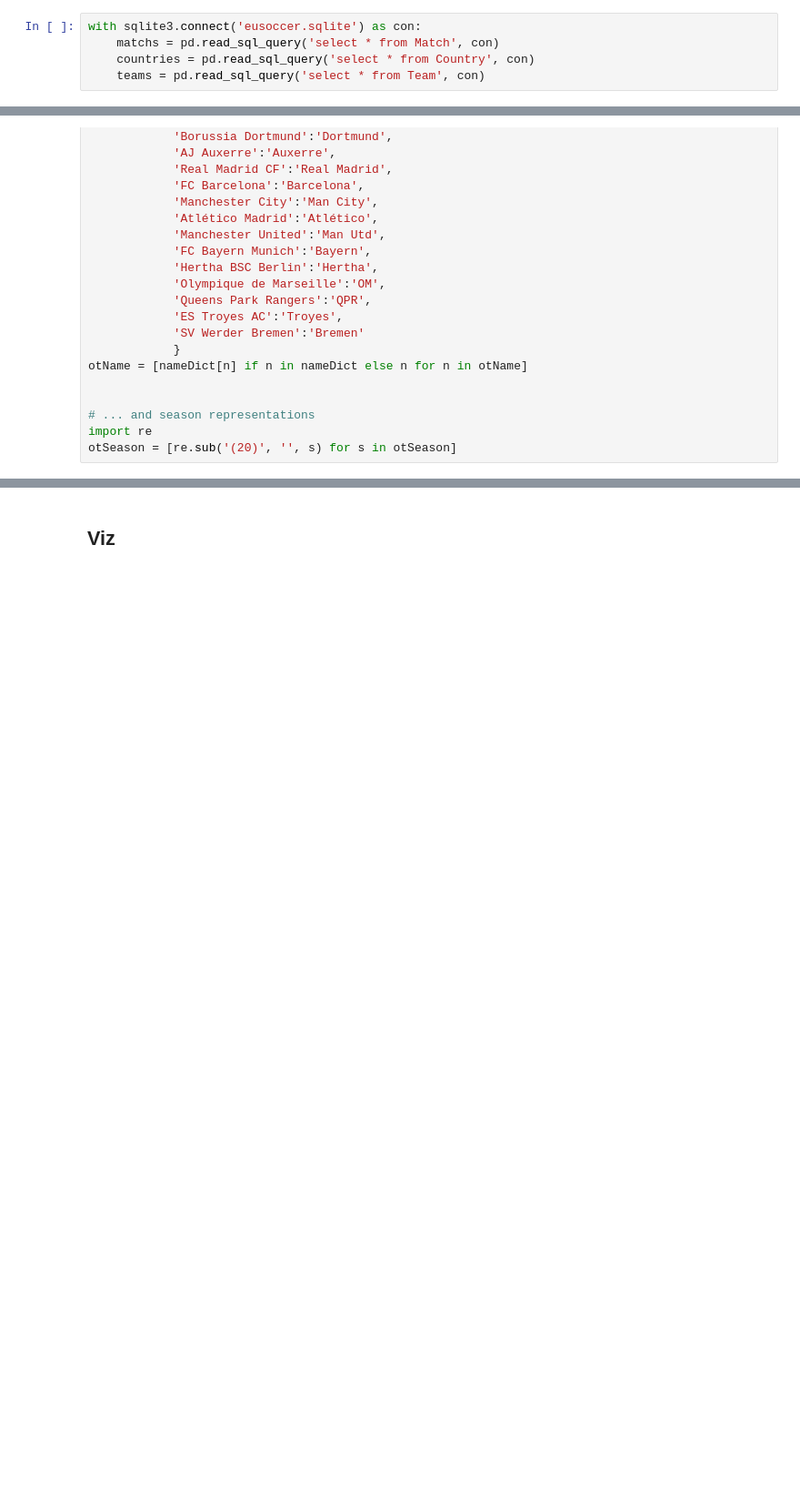
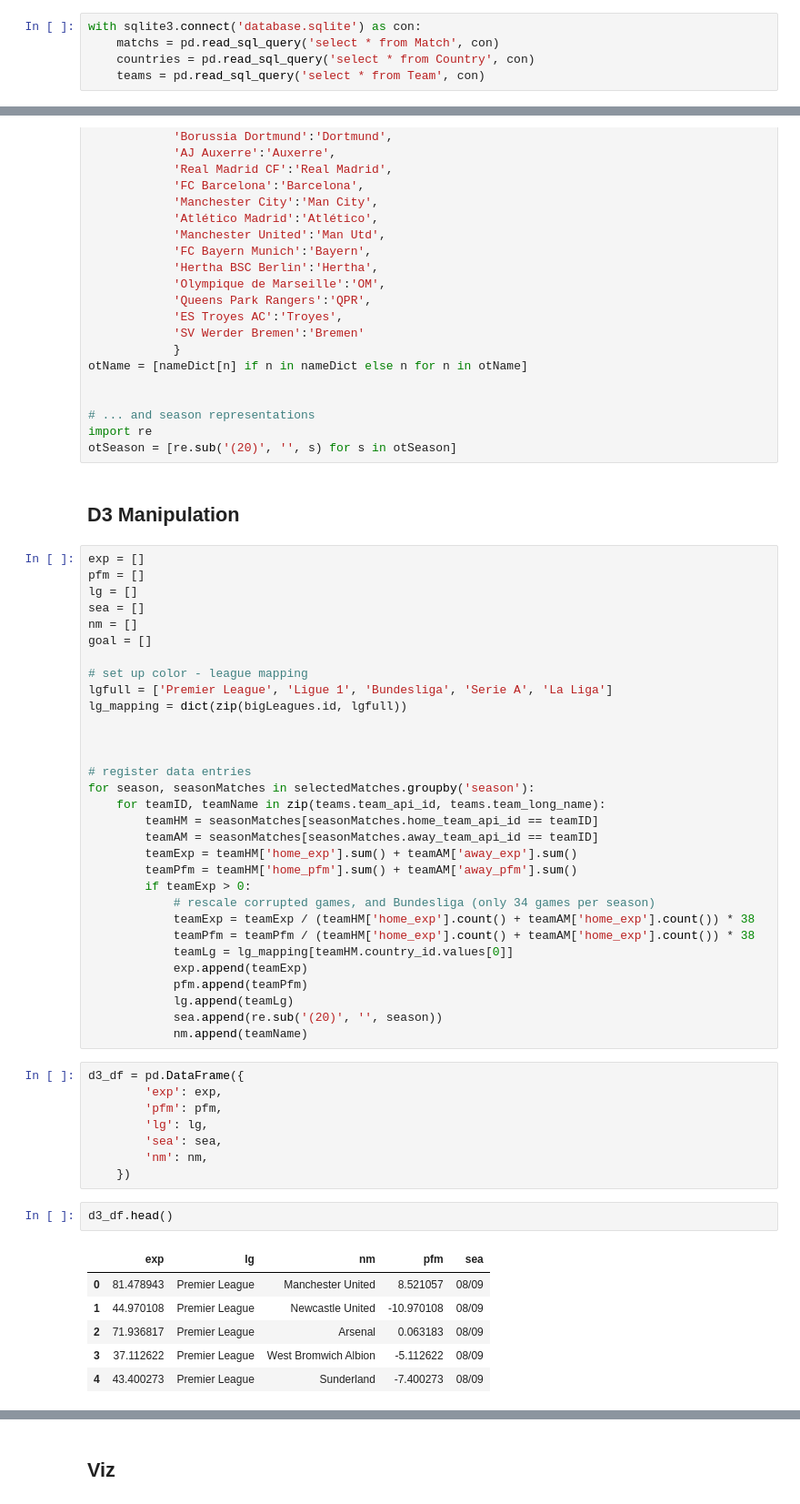
Before and after one commit to Jiaxigu/eu-football-analysis, a Jupyter notebook: eusoccer.ipynb, the cells around one changed output, grey strips where cells are left out. Shown at 91% size. Drawn from its saved outputs; the diff is of its cells as text; blank space fills up the shorter version.

```diff
--- a/eusoccer.ipynb
+++ b/eusoccer.ipynb
@@ -21,7 +23,7 @@ import seaborn as sns
 # %% [markdown]
 ## Load data
 # %%
-with sqlite3.connect('eusoccer.sqlite') as con:
+with sqlite3.connect('database.sqlite') as con:
     matchs = pd.read_sql_query('select * from Match', con)
     countries = pd.read_sql_query('select * from Country', con)
     teams = pd.read_sql_query('select * from Team', con)
@@ -212,3 +214,53 @@ otName = [nameDict[n] if n in nameDict else n for n in otName]
 # ... and season representations
 import re
 otSeason = [re.sub('(20)', '', s) for s in otSeason]
+# %% [markdown]
+## D3 Manipulation
+# %%
+exp = []
+pfm = []
+lg = []
+sea = []
+nm = []
+goal = []
+
+# set up color - league mapping
+lgfull = ['Premier League', 'Ligue 1', 'Bundesliga', 'Serie A', 'La Liga']
+lg_mapping = dict(zip(bigLeagues.id, lgfull))
+
+
+
+# register data entries
+for season, seasonMatches in selectedMatches.groupby('season'):
+    for teamID, teamName in zip(teams.team_api_id, teams.team_long_name):
+        teamHM = seasonMatches[seasonMatches.home_team_api_id == teamID]
+        teamAM = seasonMatches[seasonMatches.away_team_api_id == teamID]
+        teamExp = teamHM['home_exp'].sum() + teamAM['away_exp'].sum()
+        teamPfm = teamHM['home_pfm'].sum() + teamAM['away_pfm'].sum()
+        if teamExp > 0:
+            # rescale corrupted games, and Bundesliga (only 34 games per season)
+            teamExp = teamExp / (teamHM['home_exp'].count() + teamAM['home_exp'].count()) * 38
+            teamPfm = teamPfm / (teamHM['home_exp'].count() + teamAM['home_exp'].count()) * 38
+            teamLg = lg_mapping[teamHM.country_id.values[0]]
+            exp.append(teamExp)
+            pfm.append(teamPfm)
+            lg.append(teamLg)
+            sea.append(re.sub('(20)', '', season))
+            nm.append(teamName)
+# %%
+d3_df = pd.DataFrame({
+        'exp': exp,
+        'pfm': pfm,
+        'lg': lg,
+        'sea': sea,
+        'nm': nm,
+    })
+# %%
+d3_df.head()
+# %% [output]
+|  | exp | lg | nm | pfm | sea |
+| 0 | 81.478943 | Premier League | Manchester United | 8.521057 | 08/09 |
+| 1 | 44.970108 | Premier League | Newcastle United | -10.970108 | 08/09 |
+| 2 | 71.936817 | Premier League | Arsenal | 0.063183 | 08/09 |
+| 3 | 37.112622 | Premier League | West Bromwich Albion | -5.112622 | 08/09 |
+| 4 | 43.400273 | Premier League | Sunderland | -7.400273 | 08/09 |
```
Also changed, not shown: parts of 2 cells of this notebook, 4 other files.
